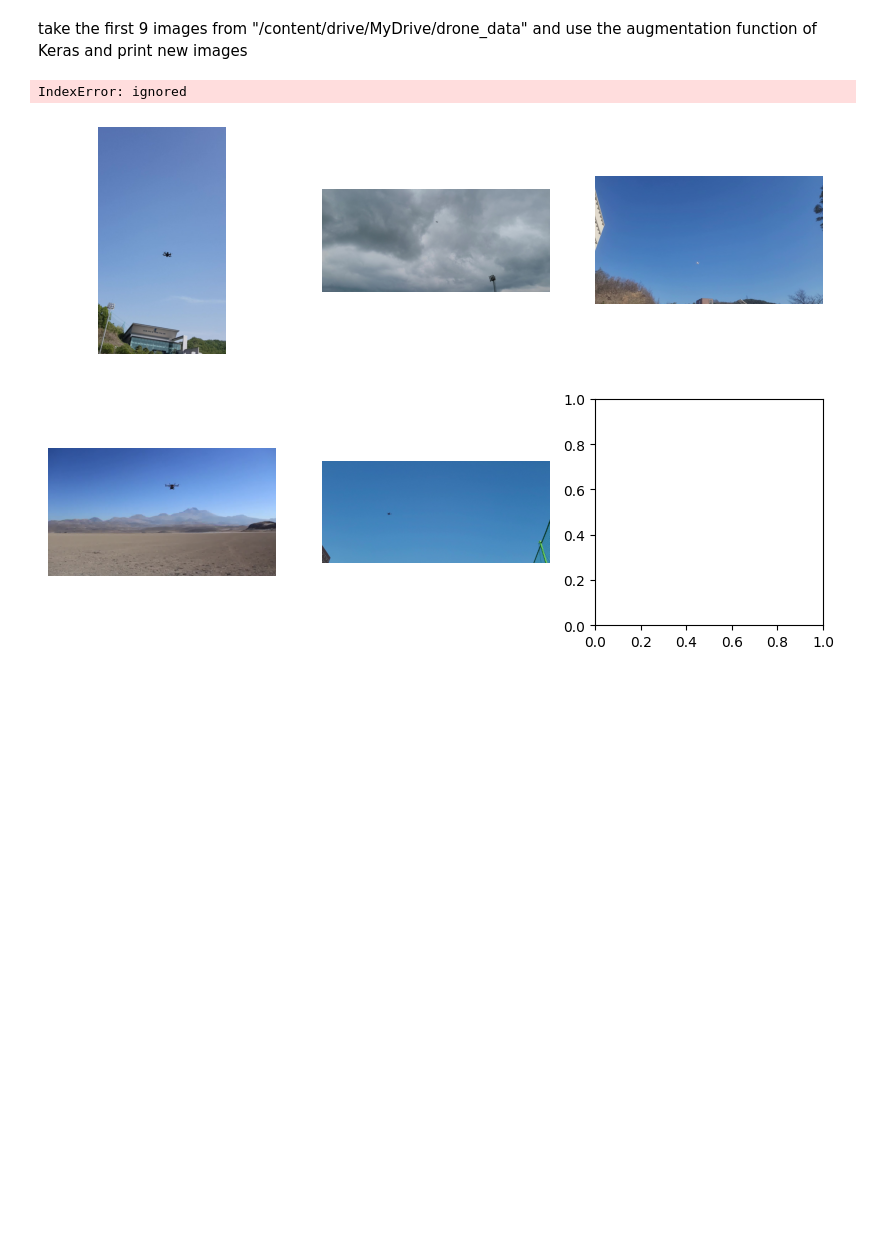
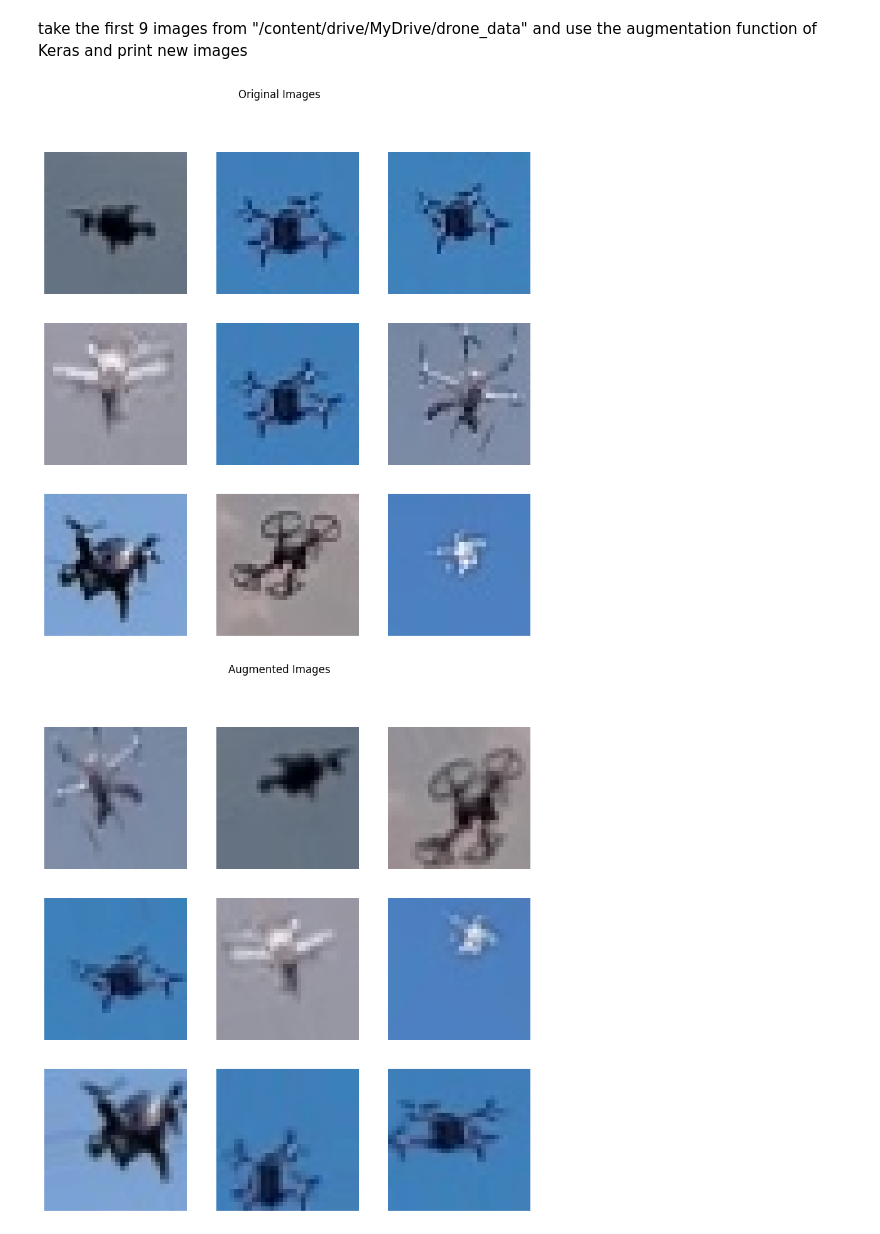
Before and after one commit to adidonner/Machine-Deep-learning-Python-Based, a Jupyter notebook: Task6.ipynb, the cells around one changed output. Saved outputs shown, nothing was run; the diff lists cells and outputs as text; code cells hidden in the pictures; blank space fills up the shorter version.

```diff
--- a/Task6.ipynb
+++ b/Task6.ipynb
@@ -333,7 +333,7 @@ from keras.preprocessing.image import ImageDataGenerator
 import matplotlib.pyplot as plt
 
 # Set the path to the input folder
-input_folder = '/content/drive/MyDrive/drone_data'
+input_folder = '/content/drive/MyDrive/resized_drone_data'
 
 # Function to load and preprocess an image
 def load_image(image_path):
@@ -358,32 +358,32 @@ datagen = ImageDataGenerator(
     rotation_range=40,
     width_shift_range=0.2,
     height_shift_range=0.2,
     shear_range=0.2,
     zoom_range=0.2,
     horizontal_flip=True,
     fill_mode='nearest'
 )
 
 # Plot the original images
 plt.figure(figsize=(10, 10))
 for i in range(9):
     plt.subplot(3, 3, i + 1)
     plt.imshow(images[i])
     plt.axis('off')
 plt.suptitle('Original Images')
 plt.show()
 
 # Generate augmented images and plot them
 augmented_images = datagen.flow(images, batch_size=9)
 augmented_images = next(augmented_images)
 
 plt.figure(figsize=(10, 10))
 for i in range(9):
     plt.subplot(3, 3, i + 1)
     plt.imshow(augmented_images[i])
     plt.axis('off')
 plt.suptitle('Augmented Images')
 plt.show()
 # %% [output]
-IndexError: ignored
-[figure, old version]
+[figure, new version]
+[figure, added]
```
Also changed, not shown: parts of 10 cells of this notebook.
